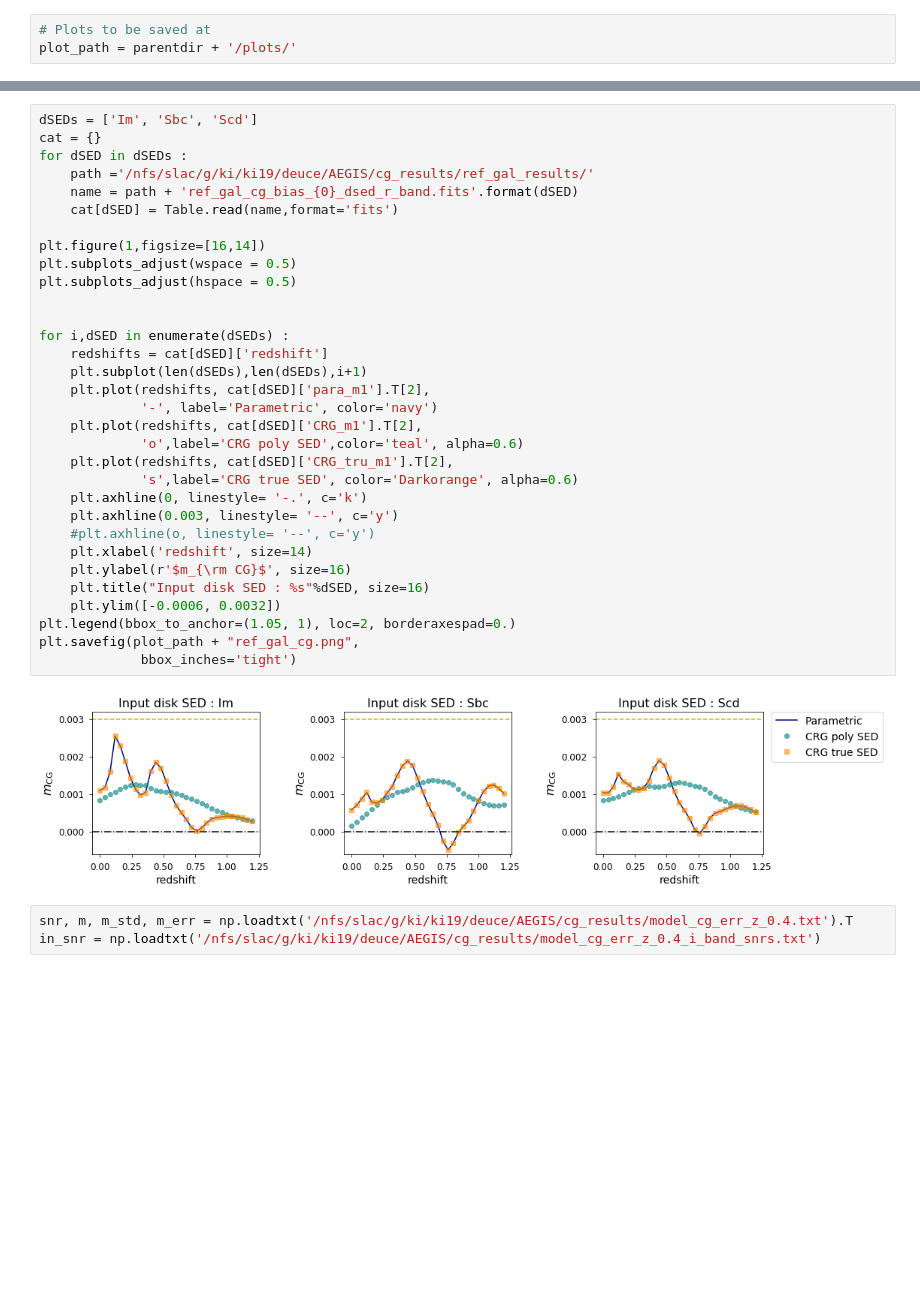
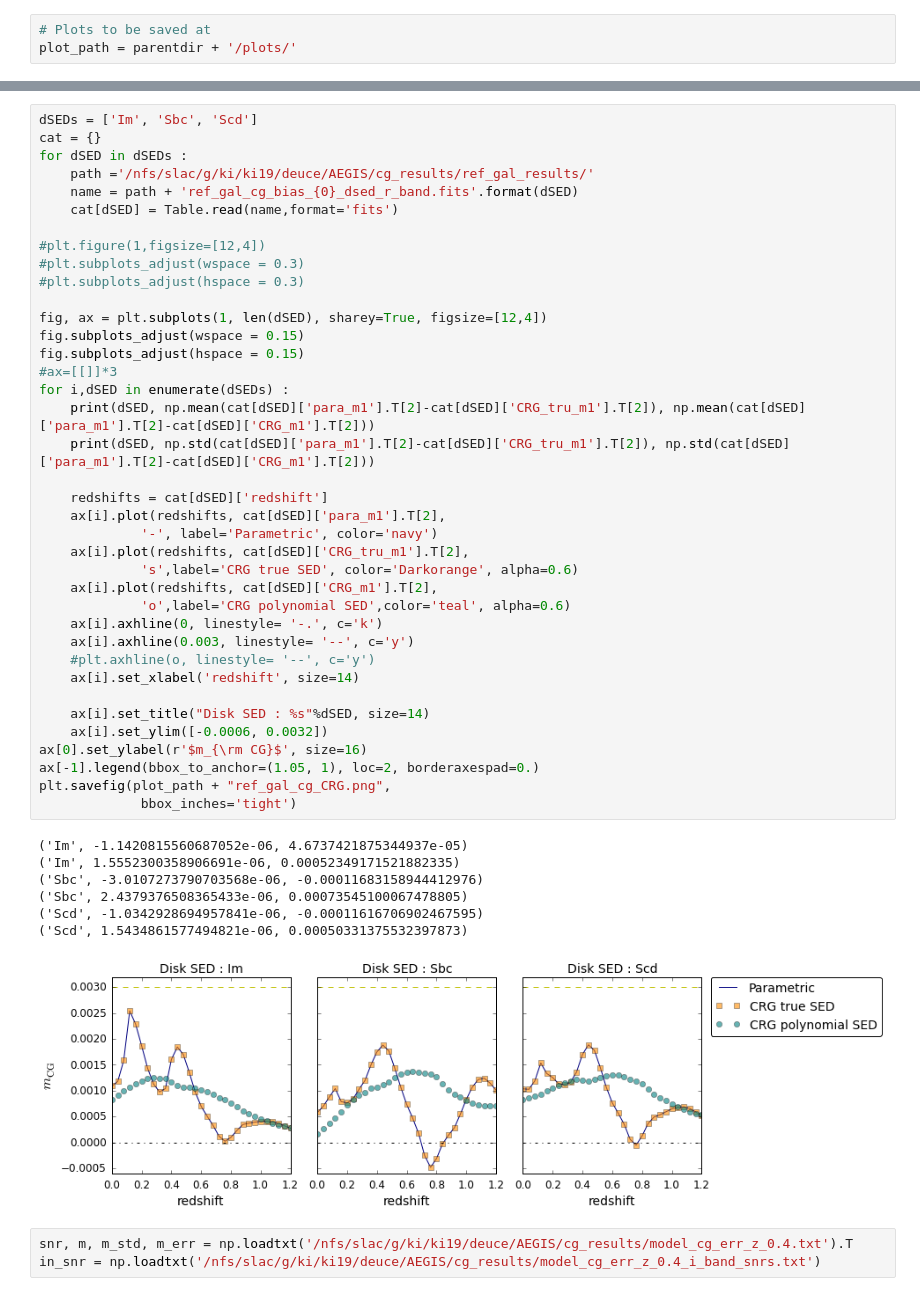
Before and after one commit to sowmyakth/measure_cg_bias, a Jupyter notebook: notebooks/CRG_test_results.ipynb, the cells around one changed output, grey strips where cells are left out. Cells and saved outputs as stored; diff of their text form; blank space fills up the shorter version.

```diff
--- a/notebooks/CRG_test_results.ipynb
+++ b/notebooks/CRG_test_results.ipynb
@@ -68,37 +69,49 @@ plt.savefig(plot_path + "ref_gal_filters.png",
 # %%
 dSEDs = ['Im', 'Sbc', 'Scd']
 cat = {}
 for dSED in dSEDs :
     path ='/nfs/slac/g/ki/ki19/deuce/AEGIS/cg_results/ref_gal_results/'
     name = path + 'ref_gal_cg_bias_{0}_dsed_r_band.fits'.format(dSED)
     cat[dSED] = Table.read(name,format='fits')
 
-plt.figure(1,figsize=[16,14])
-plt.subplots_adjust(wspace = 0.5)
-plt.subplots_adjust(hspace = 0.5)
+#plt.figure(1,figsize=[12,4])
+#plt.subplots_adjust(wspace = 0.3)
+#plt.subplots_adjust(hspace = 0.3)
 
+fig, ax = plt.subplots(1, len(dSED), sharey=True, figsize=[12,4])
+fig.subplots_adjust(wspace = 0.15)
+fig.subplots_adjust(hspace = 0.15)
+#ax=[[]]*3
+for i,dSED in enumerate(dSEDs) :
+    print(dSED, np.mean(cat[dSED]['para_m1'].T[2]-cat[dSED]['CRG_tru_m1'].T[2]), np.mean(cat[dSED]['para_m1'].T[2]-cat[dSED]['CRG_m1'].T[2]))
+    print(dSED, np.std(cat[dSED]['para_m1'].T[2]-cat[dSED]['CRG_tru_m1'].T[2]), np.std(cat[dSED]['para_m1'].T[2]-cat[dSED]['CRG_m1'].T[2]))
 
-for i,dSED in enumerate(dSEDs) :
     redshifts = cat[dSED]['redshift']
-    plt.subplot(len(dSEDs),len(dSEDs),i+1)
-    plt.plot(redshifts, cat[dSED]['para_m1'].T[2],
+    ax[i].plot(redshifts, cat[dSED]['para_m1'].T[2],
              '-', label='Parametric', color='navy')
-    plt.plot(redshifts, cat[dSED]['CRG_m1'].T[2],
-             'o',label='CRG poly SED',color='teal', alpha=0.6)
-    plt.plot(redshifts, cat[dSED]['CRG_tru_m1'].T[2],
+    ax[i].plot(redshifts, cat[dSED]['CRG_tru_m1'].T[2],
              's',label='CRG true SED', color='Darkorange', alpha=0.6)
-    plt.axhline(0, linestyle= '-.', c='k')
-    plt.axhline(0.003, linestyle= '--', c='y')
+    ax[i].plot(redshifts, cat[dSED]['CRG_m1'].T[2],
+             'o',label='CRG polynomial SED',color='teal', alpha=0.6)
+    ax[i].axhline(0, linestyle= '-.', c='k')
+    ax[i].axhline(0.003, linestyle= '--', c='y')
     #plt.axhline(o, linestyle= '--', c='y')
-    plt.xlabel('redshift', size=14)
-    plt.ylabel(r'$m_{\rm CG}$', size=16)
-    plt.title("Input disk SED : %s"%dSED, size=16)
-    plt.ylim([-0.0006, 0.0032])
-plt.legend(bbox_to_anchor=(1.05, 1), loc=2, borderaxespad=0.)
-plt.savefig(plot_path + "ref_gal_cg.png",
+    ax[i].set_xlabel('redshift', size=14)
+
+    ax[i].set_title("Disk SED : %s"%dSED, size=14)
+    ax[i].set_ylim([-0.0006, 0.0032])
+ax[0].set_ylabel(r'$m_{\rm CG}$', size=16)
+ax[-1].legend(bbox_to_anchor=(1.05, 1), loc=2, borderaxespad=0.)
+plt.savefig(plot_path + "ref_gal_cg_CRG.png",
              bbox_inches='tight')
 # %% [output]
+('Im', -1.1420815560687052e-06, 4.6737421875344937e-05)
+('Im', 1.5552300358906691e-06, 0.00052349171521882335)
+('Sbc', -3.0107273790703568e-06, -0.00011683158944412976)
+('Sbc', 2.4379376508365433e-06, 0.00073545100067478805)
+('Scd', -1.0342928694957841e-06, -0.00011616706902467595)
+('Scd', 1.5434861577494821e-06, 0.00050331375532397873)
-[figure, old version]
+[figure, new version]
 # %%
 snr, m, m_std, m_err = np.loadtxt('/nfs/slac/g/ki/ki19/deuce/AEGIS/cg_results/model_cg_err_z_0.4.txt').T
 in_snr = np.loadtxt('/nfs/slac/g/ki/ki19/deuce/AEGIS/cg_results/model_cg_err_z_0.4_i_band_snrs.txt')
```
Also changed, not shown: parts of 17 cells of this notebook.
